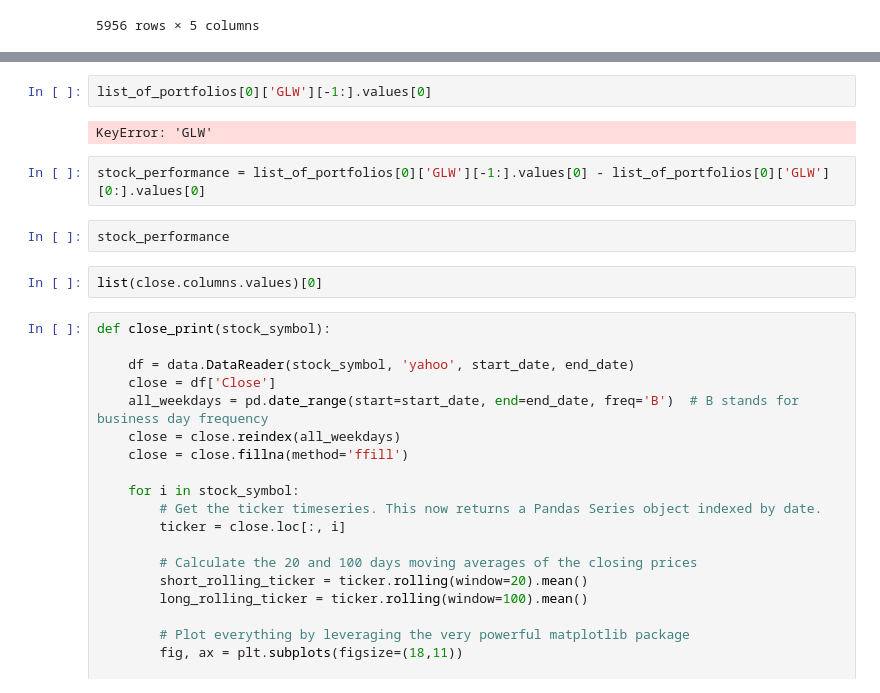
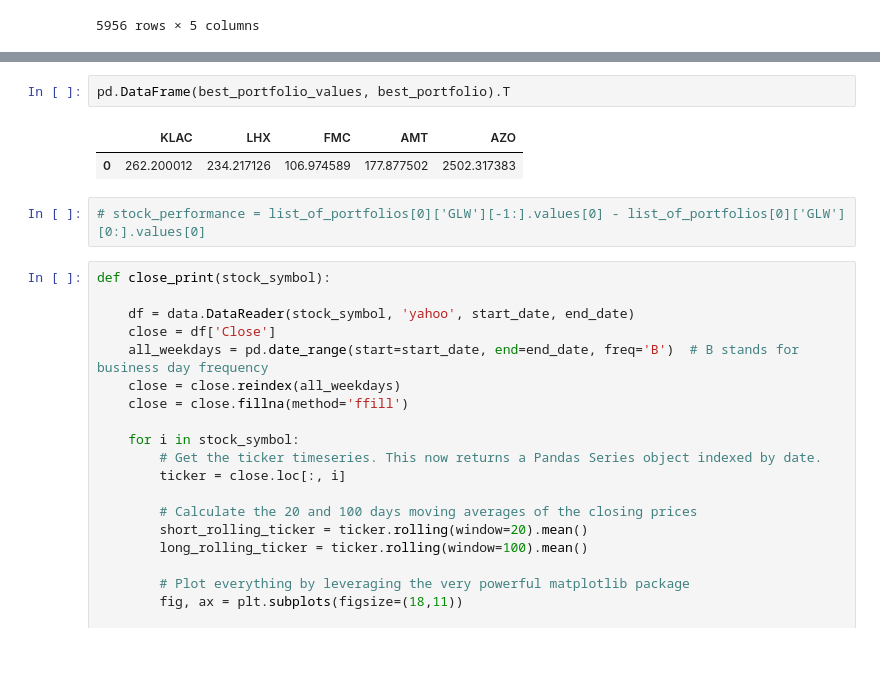
Before and after one commit to Jesus-Almansa/Final_Project_DA, a Jupyter notebook: project.ipynb, the cells around one changed output, grey strips where cells are left out. Drawn from its saved outputs; the diff is of its cells as text; blank space fills up the shorter version.

```diff
--- a/project.ipynb
+++ b/project.ipynb
@@ -280,13 +254,10 @@ list_of_portfolios_volume[0]
+# %%
+pd.DataFrame(best_portfolio_values, best_portfolio).T
+# %% [output]
+|  | KLAC | LHX | FMC | AMT | AZO |
+| 0 | 262.200012 | 234.217126 | 106.974589 | 177.877502 | 2502.317383 |
 # %%
-list_of_portfolios[0]['GLW'][-1:].values[0]
+# stock_performance = list_of_portfolios[0]['GLW'][-1:].values[0] - list_of_portfolios[0]['GLW'][0:].values[0]
-# %% [output]
-KeyError: 'GLW'
-# %%
-stock_performance = list_of_portfolios[0]['GLW'][-1:].values[0] - list_of_portfolios[0]['GLW'][0:].values[0]
-# %%
-stock_performance
-# %%
-list(close.columns.values)[0]
 # %%
 def close_print(stock_symbol):
 
```
Also changed, not shown: parts of 6 cells of this notebook.
